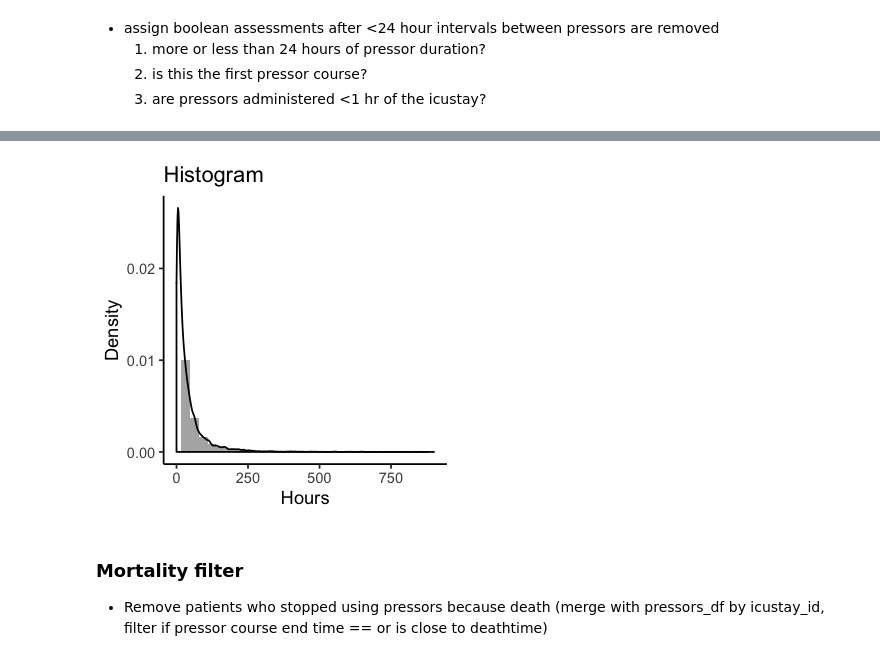
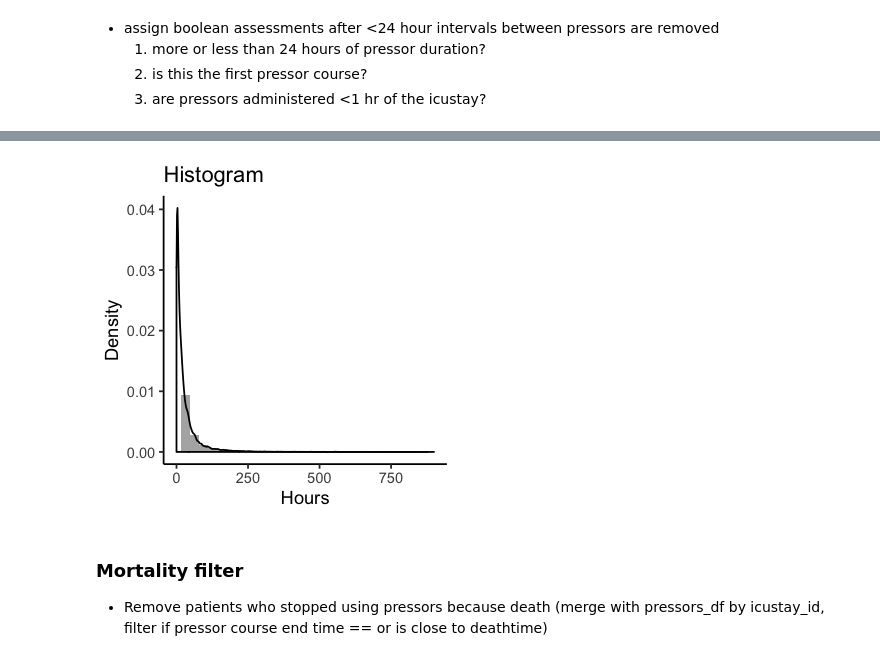
Before and after one commit to ruoyijiang/general, a Jupyter notebook: projects/haimovich_pressors/R_Pressor_Outcomes.ipynb, the cells around one changed output, grey strips where cells are left out. Cells and saved outputs as stored; diff of their text form; code cells hidden in the pictures.

```diff
--- a/projects/haimovich_pressors/R_Pressor_Outcomes.ipynb
+++ b/projects/haimovich_pressors/R_Pressor_Outcomes.ipynb
@@ -173,3 +183,5 @@ input_df <- input_df %>%
+# %%
+input_df <- bind_rows(input_list, .id="pressor_choice")
 # %% [markdown]
 - the combination of **continuous course** and **icustay_id** (e.g. 200024, 0 for first row) now defines each pressor course
 # %% [markdown]
@@ -180,7 +192,7 @@ input_df <- input_df %>%
 # %%
 # 1. more or less than 24 hours?
 input_df <- input_df %>%
-    group_by(icustay_id, continuous_course) %>%
+    group_by(icustay_id, continuous_course, pressor) %>%
     mutate(MORETHAN24HOURS = sum(duration_hours) > 24,
            STATUS = if(sum(duration_hours) > 24){"MORETHAN24HOURS"}
            else if(sum(duration_hours) <= 24 & sum(duration_hours) > 6){"LESSTHAN24HOURS"}
@@ -189,14 +201,14 @@ input_df <- input_df %>%
 # %%
 # 2. first pressor course? (groupby icustay, filter min starttime == starttime)
 input_df <- input_df %>%
-    group_by(icustay_id, continuous_course) %>%
+    group_by(icustay_id, continuous_course, pressor) %>%
     mutate(coursestarttime = min(starttime)) %>%
     group_by(icustay_id) %>%
     mutate(FIRSTCOURSE = min(coursestarttime) == coursestarttime)
 # %%
 # 3. pressors within 1 hr of icustay_id? (groupby icustay, filter max starttime - unique icustarttime > 1)
 input_df <- input_df %>%
-    group_by(icustay_id, continuous_course) %>%
+    group_by(icustay_id, continuous_course, pressor) %>%
     mutate(coursestarttime = min(starttime)) %>%
     group_by(icustay_id) %>%
     mutate(LESS1HOUR = difftime(min(coursestarttime),
@@ -266,7 +284,7 @@ Warning message:
 # %%
 options(repr.plot.width=3, repr.plot.height=3)
 input_df %>%
-    group_by(icustay_id, continuous_course) %>%
+    group_by(icustay_id, continuous_course, pressor) %>%
     summarize(duration_hours = sum(duration_hours)) %>%
     ggplot(aes(x=duration_hours)) +
         geom_histogram(aes(y=..density..), position="identity", alpha=0.5)+
@@ -283,5 +301,5 @@ Warning message:
 “Removed 2 rows containing missing values (geom_bar).”
-[figure, old version]
+[figure, new version]
 # %%
 #write.csv(input_df, '~/Projects/Haimovich_Pressors/collection/out/pressors_filtered.csv')
 # %% [markdown]
```
Also changed, not shown: parts of 139 cells of this notebook.
